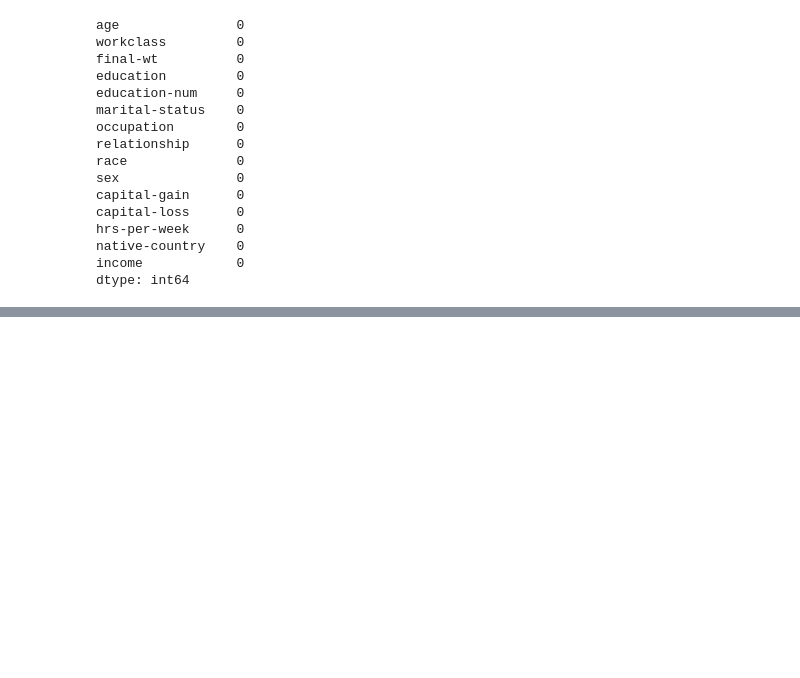
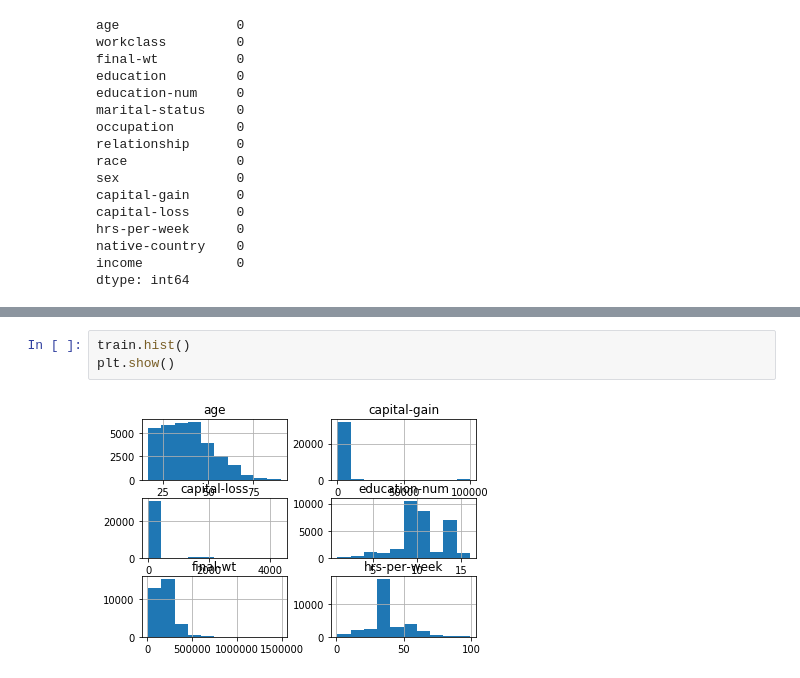
Before and after one commit to agarwal-peeush/ml-hello-world, a Jupyter notebook: Census-income/Census_income_classification.ipynb, the cells around one changed output, grey strips where cells are left out. Cells and saved outputs as stored; diff of their text form; blank space fills up the shorter version.

```diff
--- a/Census-income/Census_income_classification.ipynb
+++ b/Census-income/Census_income_classification.ipynb
@@ -132,0 +147,5 @@ dtype: int64
+# %%
+train.hist()
+plt.show()
+# %% [output]
+[figure, added]
```
Also changed, not shown: parts of 14 cells of this notebook.
